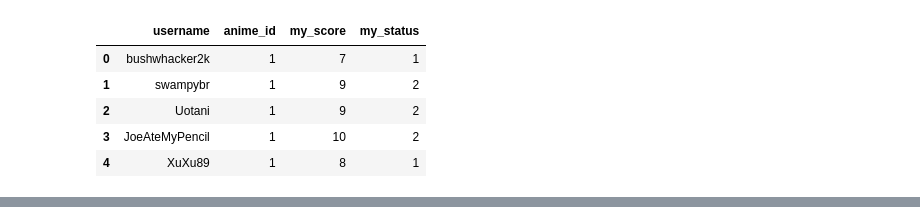
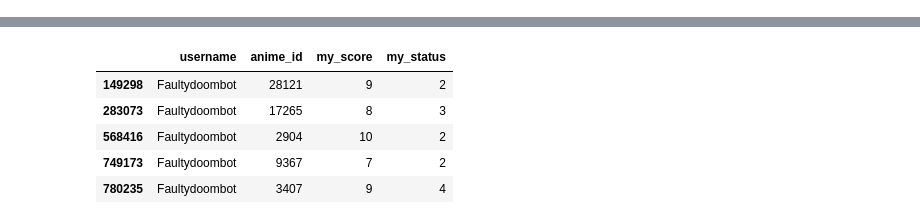
Before and after one commit to cmlimm/MALrecommendations, a Jupyter notebook: datasetTest.ipynb, the cells around one changed output, grey strips where cells are left out. Cells and saved outputs as stored; diff of their text form; code cells hidden in the pictures.

```diff
--- a/datasetTest.ipynb
+++ b/datasetTest.ipynb
@@ -24,17 +34,9 @@ scoresDF.head()
-# %%
-scores_sortedDF.head()
-# %% [output]
-|  | username | anime_id | my_score | my_status |
-| 0 | bushwhacker2k | 1 | 7 | 1 |
-| 1 | swampybr | 1 | 9 | 2 |
-| 2 | Uotani | 1 | 9 | 2 |
-| 3 | JoeAteMyPencil | 1 | 10 | 2 |
-| 4 | XuXu89 | 1 | 8 | 1 |
 # %%
+'''
+gets all user's scores
+'''
 def get_viewer(scoresDF, viewer):
     return scoresDF.loc[(scoresDF['username'] == viewer)]
 
-print(datetime.datetime.now())
-get_viewer(scoresDF, 'Faultydoombot')
-print(datetime.datetime.now())
+get_viewer(scoresDF, 'Faultydoombot').head()
 # %% [output]
@@ -43 +43,7 @@ print(datetime.datetime.now())
+|  | username | anime_id | my_score | my_status |
+| 149298 | Faultydoombot | 28121 | 9 | 2 |
+| 283073 | Faultydoombot | 17265 | 8 | 3 |
+| 568416 | Faultydoombot | 2904 | 10 | 2 |
+| 749173 | Faultydoombot | 9367 | 7 | 2 |
+| 780235 | Faultydoombot | 3407 | 9 | 4 |
 # %%
```
Also changed, not shown: parts of 20 cells of this notebook, 1 other file.
